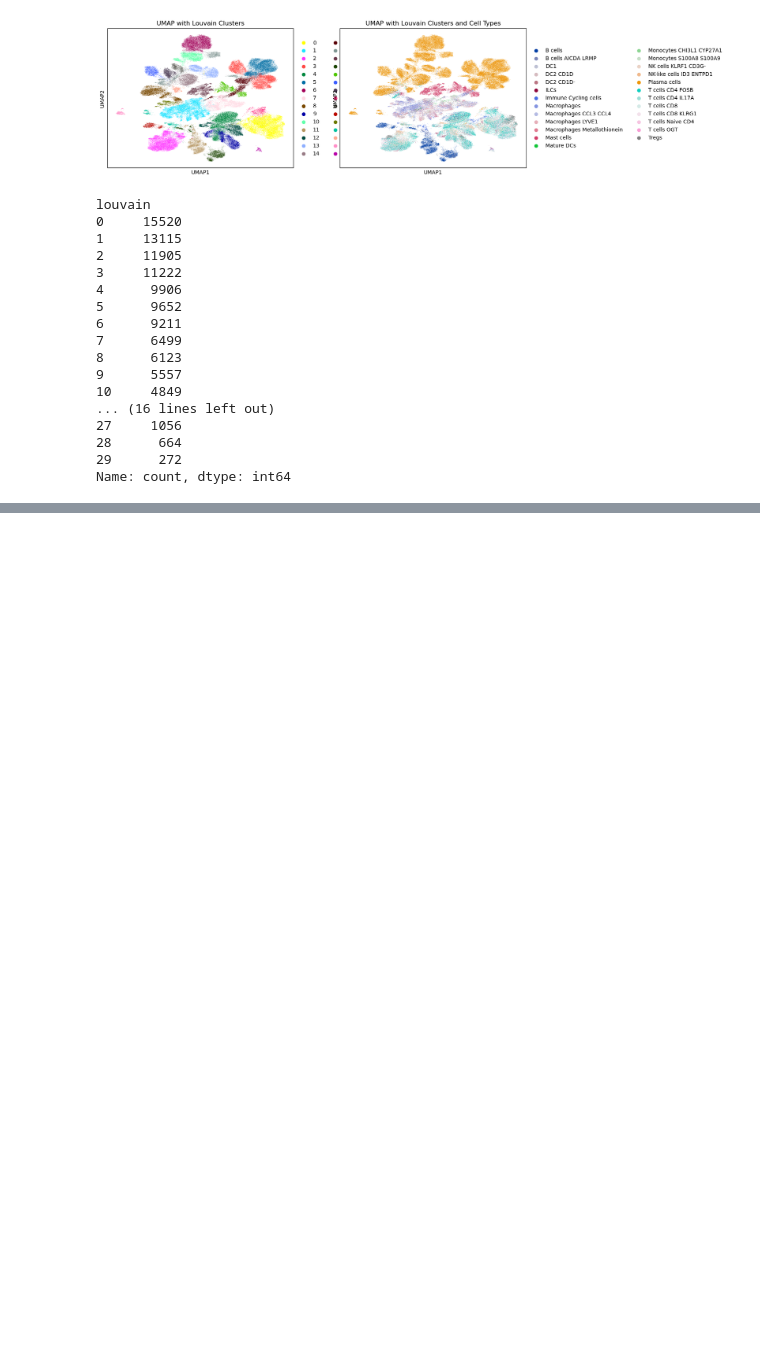
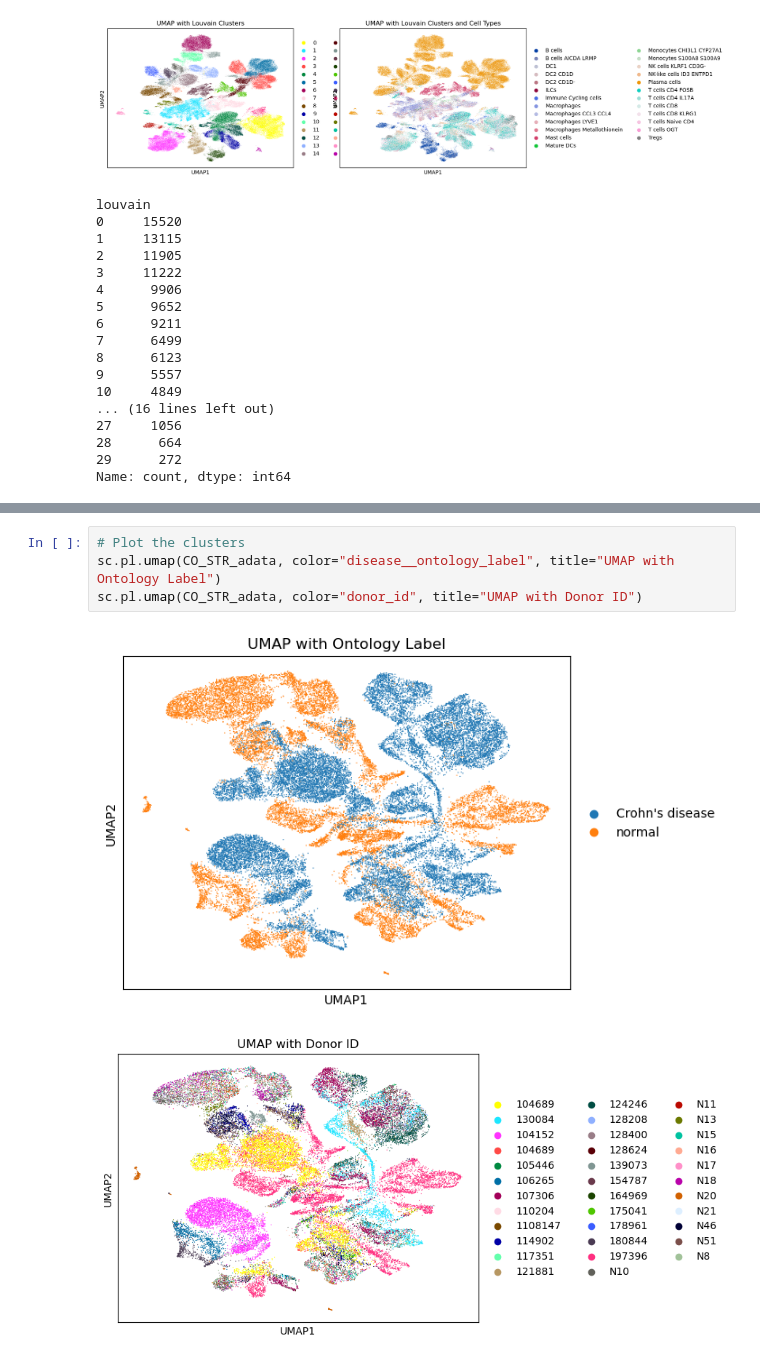
Before and after one commit to chanjonathan/cpsc545-project, a Jupyter notebook: cpsc_545_project.ipynb, the cells around one changed output, grey strips where cells are left out. Saved outputs shown, nothing was run; the diff lists cells and outputs as text; blank space fills up the shorter version.

```diff
--- a/cpsc_545_project.ipynb
+++ b/cpsc_545_project.ipynb
@@ -403,0 +365,7 @@ Monitored metric elbo_train did not improve in the last 10 records. Best score:
+# %%
+# Plot the clusters
+sc.pl.umap(CO_STR_adata, color="disease__ontology_label", title="UMAP with Ontology Label")
+sc.pl.umap(CO_STR_adata, color="donor_id", title="UMAP with Donor ID")
+# %% [output]
+[figure, added]
+[figure, added]
```
Also changed, not shown: parts of 6 cells of this notebook, 2 other files.
